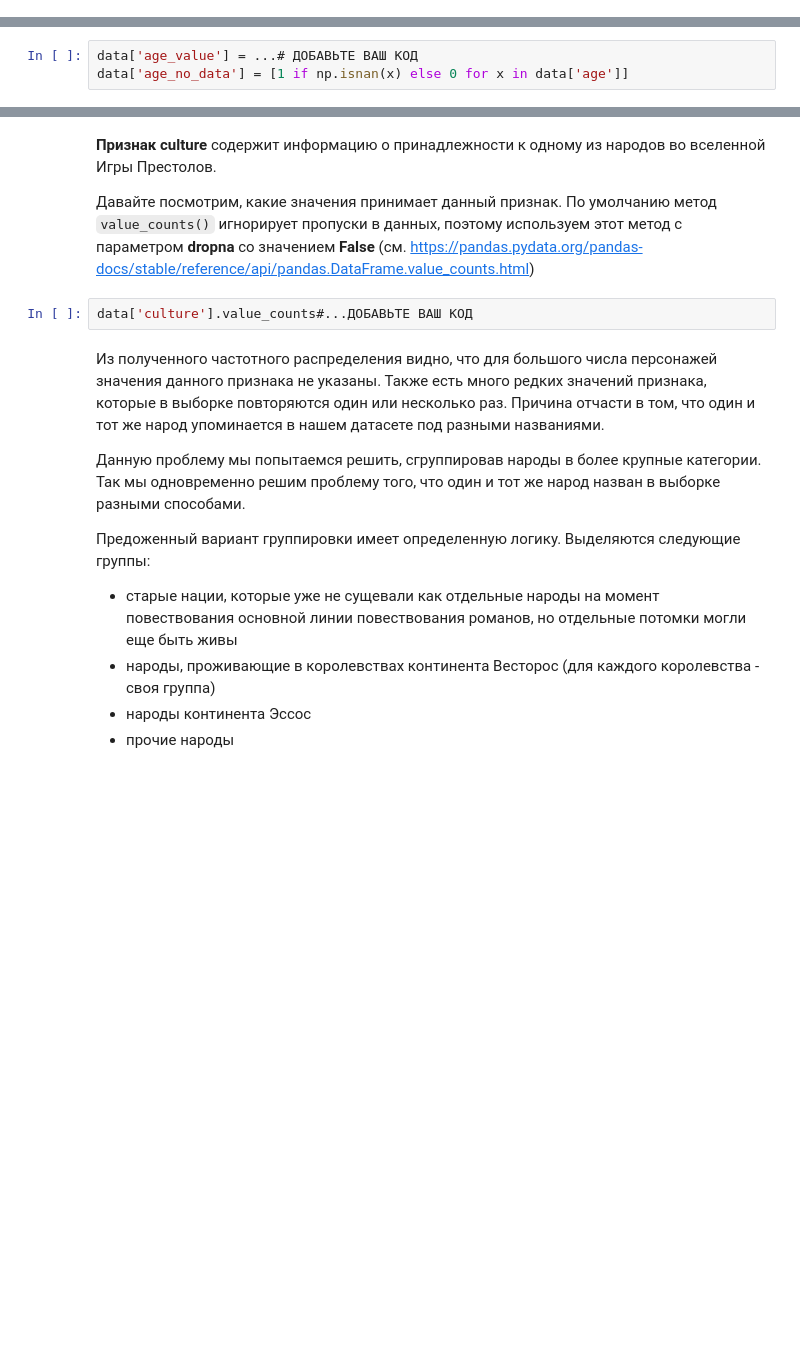
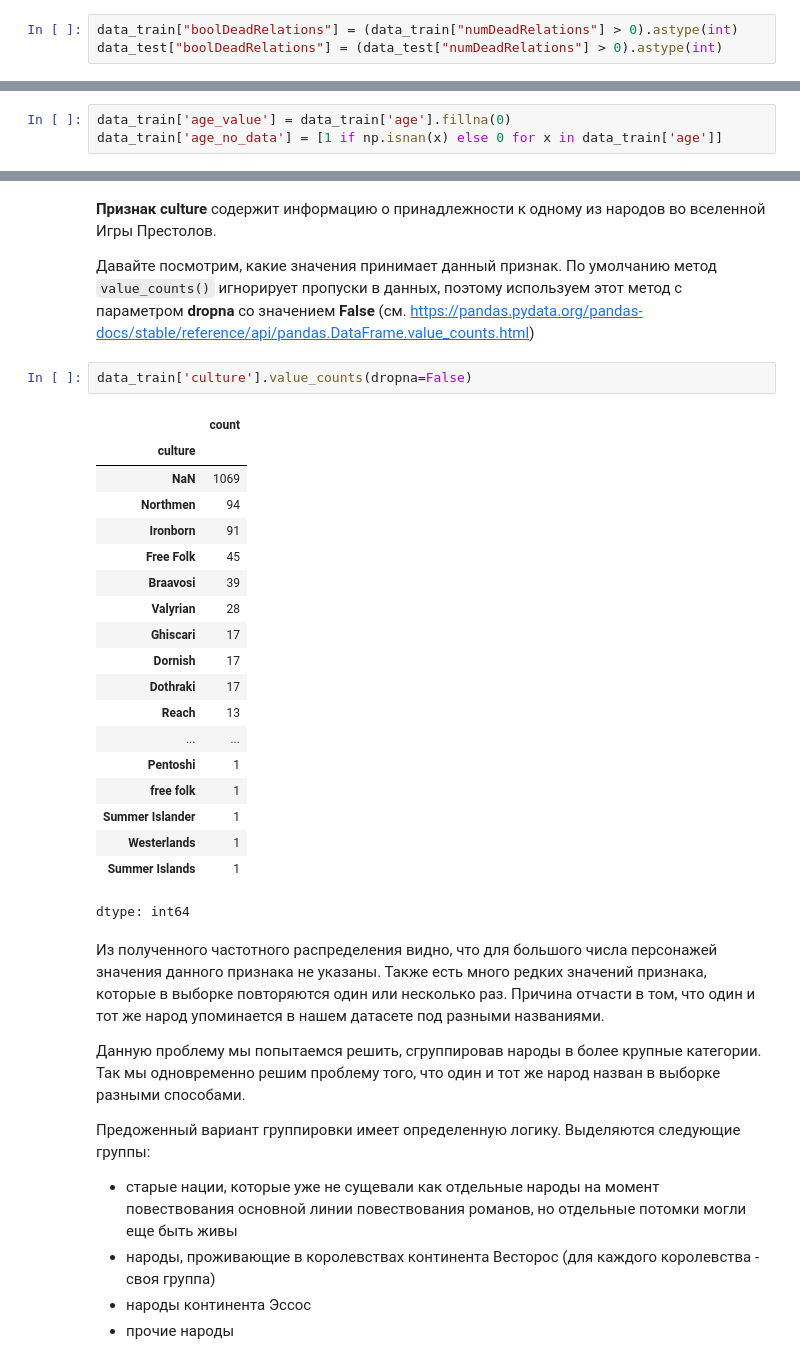
Before and after one commit to zenkinslavik-spec/DLS_hw1, a Jupyter notebook: week_01_ml_intro/Homework/hw_1_game_of_thrones.ipynb, the cells around one changed output, grey strips where cells are left out. Saved outputs shown, nothing was run; the diff lists cells and outputs as text; blank space fills up the shorter version.

```diff
--- a/week_01_ml_intro/Homework/hw_1_game_of_thrones.ipynb
+++ b/week_01_ml_intro/Homework/hw_1_game_of_thrones.ipynb
@@ -224,3 +256,6 @@ data_train["popularity_log"] = np.log10(data_train["popularity"]*M+1)
 Посмотрите на частотное распределение этого признака. Лишь для малого числа персонажей `numDeadRelations>0`.
 
 Создайте признак `boolDeadRelations`. Давайте упростим признак `numDeadRelations`, и просто поделим людей на тех, у кого были хоть какие то отношения с мертвыми персонажами, т.е. `numDeadRelations > 0`, и те, у которых не было, т.е. `numDeadRelations = 0`.
+# %%
+data_train["boolDeadRelations"] = (data_train["numDeadRelations"] > 0).astype(int)
+data_test["boolDeadRelations"] = (data_test["numDeadRelations"] > 0).astype(int)
@@ -232,5 +284,5 @@ data_train["popularity_log"] = np.log10(data_train["popularity"]*M+1)
 
 Фактически, в переменной `age` мы заменяем NaN на 0, но одновременно добавляем в модель еще один бинарный признак `age_no_data`, несущий информацию о том, у каких персонажей не был указан возраст:
 # %%
-data['age_value'] = ...# ДОБАВЬТЕ ВАШ КОД
-data['age_no_data'] = [1 if np.isnan(x) else 0 for x in data['age']]
+data_train['age_value'] = data_train['age'].fillna(0)
+data_train['age_no_data'] = [1 if np.isnan(x) else 0 for x in data_train['age']]
@@ -245,8 +314,28 @@ data['age_no_data'] = [1 if np.isnan(x) else 0 for x in data['age']]
 **Признак culture** содержит информацию о принадлежности к одному из народов во вселенной Игры Престолов.
 
 Давайте посмотрим, какие значения принимает данный признак. По умолчанию метод `value_counts()` игнорирует пропуски в данных, поэтому используем этот метод с параметром **dropna** со значением **False** (см. https://pandas.pydata.org/pandas-docs/stable/reference/api/pandas.DataFrame.value_counts.html)
-# %%
-data['culture'].value_counts#...ДОБАВЬТЕ ВАШ КОД
+# %%
+data_train['culture'].value_counts(dropna=False)
+# %% [output]
+|  | count |
+| culture |  |
+| NaN | 1069 |
+| Northmen | 94 |
+| Ironborn | 91 |
+| Free Folk | 45 |
+| Braavosi | 39 |
+| Valyrian | 28 |
+| Ghiscari | 17 |
+| Dornish | 17 |
+| Dothraki | 17 |
+| Reach | 13 |
+| ... | ... |
+| Pentoshi | 1 |
+| free folk | 1 |
+| Summer Islander | 1 |
+| Westerlands | 1 |
+| Summer Islands | 1 |
+dtype: int64
 # %% [markdown]
 Из полученного частотного распределения видно, что для большого числа персонажей значения данного признака не указаны. Также есть много редких значений признака, которые в выборке повторяются один или несколько раз. Причина отчасти в том, что один и тот же народ упоминается в нашем датасете под разными названиями.
 
```
Also changed, not shown: parts of 8 cells of this notebook.
